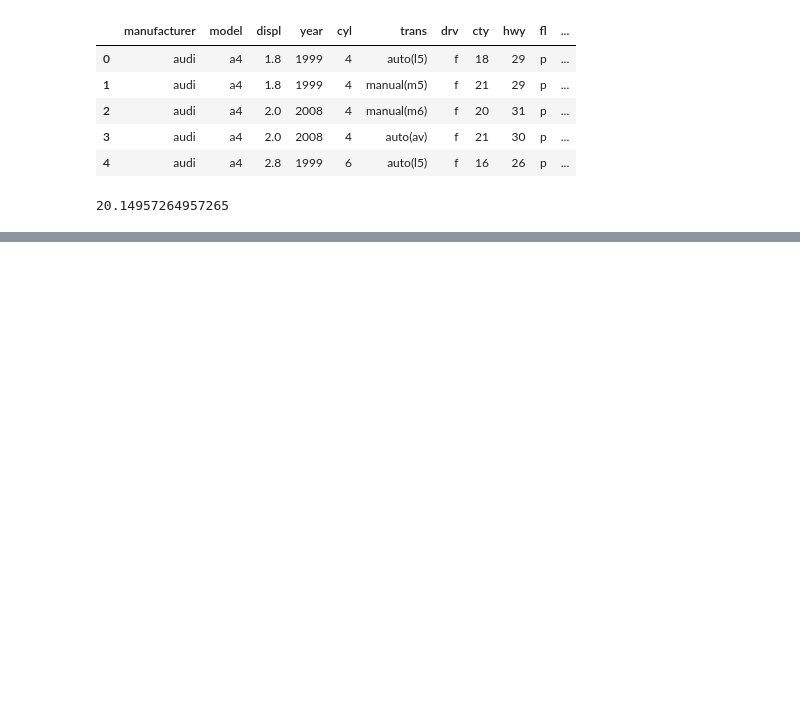
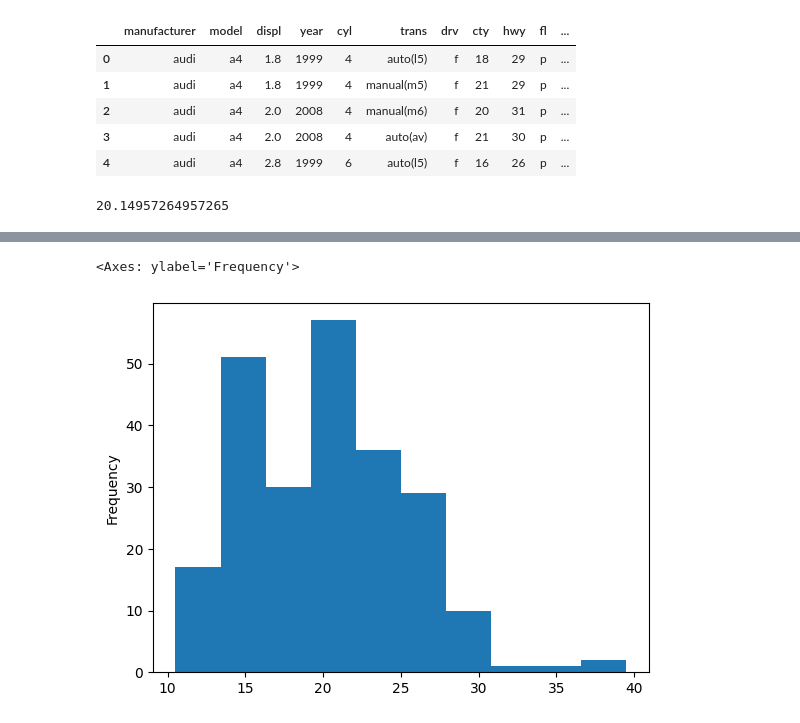
Before and after one commit to asdsadawww/-, a Jupyter notebook: Colab_파이썬.ipynb, the cells around one changed output, grey strips where cells are left out. Cells and saved outputs as stored; diff of their text form; code cells hidden in the pictures; blank space fills up the shorter version.

```diff
--- a/Colab_파이썬.ipynb
+++ b/Colab_파이썬.ipynb
@@ -297,0 +315,5 @@ sum(mpg['total'])/ len(mpg)  #total합계를 행 수로 나누
+# %%
+mpg['total'].plot.hist() #히스토그램(값의 빈도를 막대길이로 표현한 그래프)
+# %% [output]
+<Axes: ylabel='Frequency'>
+[figure, added]
```
Also changed, not shown: parts of 7 cells of this notebook.
